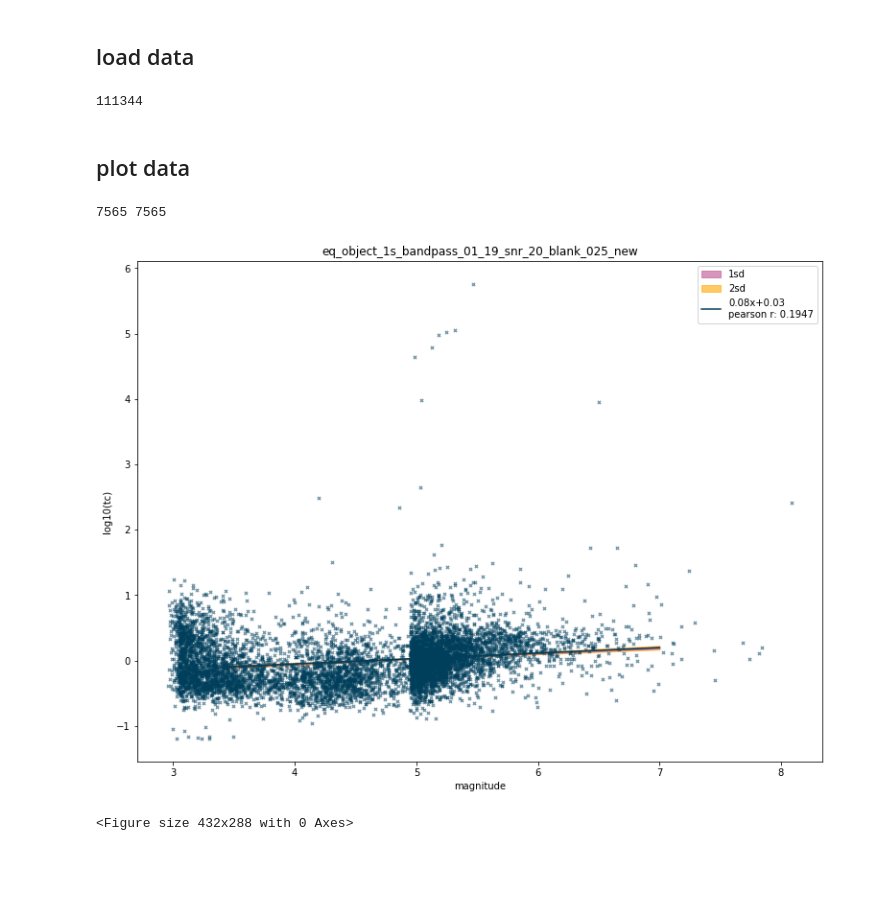
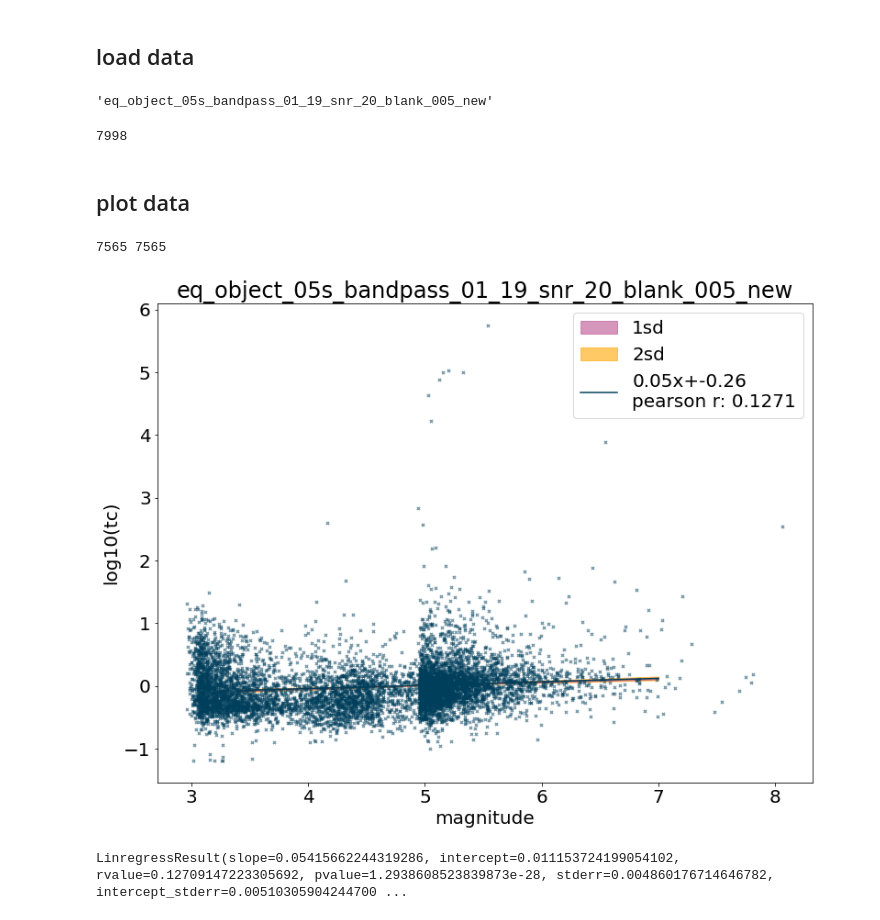
Before and after one commit to RebeccaColquhoun/seismo_det, a Jupyter notebook: code/results_plots.ipynb, the cells around one changed output. Saved outputs shown, nothing was run; the diff lists cells and outputs as text; code cells hidden in the pictures; blank space fills up the shorter version.

```diff
--- a/code/results_plots.ipynb
+++ b/code/results_plots.ipynb
@@ -252,3 +318,5 @@ len(np.concatenate(list_tpmax))
+# %%
+list_mags = list_mag_all
 # %%
 params = []
 opacities = np.linspace(0.2,1,45)
@@ -269,7 +337,7 @@ for n in [1]:#range(1, 10):#number of stations eq at least measured at
     med_for_ad = []
     mag_for_ad = []
     fig, axs = plt.subplots(1,1, figsize=(12.8,9.6))
-    for mag_lim in [5.]:#, 3.4, 4.0, 4.4]:#np.arange(3.0, 6.5, 0.1):
+    for mag_lim in [3.]:#, 3.4, 4.0, 4.4]:#np.arange(3.0, 6.5, 0.1):
         y_aves_tp = []
         x_aves_tp = []
         for i  in range(0, len(list_mags)):
@@ -287,7 +355,7 @@ for n in [1]:#range(1, 10):#number of stations eq at least measured at
                     x_tp = np.zeros(len(y_tp))
                     x_tp = x_tp + list_mags[i]
                     c = 0
-                    if len(x_tp)>0 and mag_lim == 5.:
+                    if len(x_tp)>0 and mag_lim == 3.:
                         if math.isnan(np.median(y_tp))==False:
                             axs.scatter(list_mags[i]-5+np.random.uniform(-0.05, 0.05), np.median(y_tp), s = 10, c = '#003f5c', marker = 'x', zorder =110, alpha = 0.5)
                     if math.isnan(np.median(y_tp))==False:
@@ -302,7 +370,7 @@ for n in [1]:#range(1, 10):#number of stations eq at least measured at
     x = x_use
     y = y_use
     x_unique = np.arange(-2,3,0.1)
-    df = pd.DataFrame(columns = x_unique)
+    df_tp = pd.DataFrame(columns = x_unique)
 
     result = scipy.stats.linregress(x,y)
     a = result.slope
@@ -331,14 +399,16 @@ for n in [1]:#range(1, 10):#number of stations eq at least measured at
     axs.fill_between(x_unique, y_min_1sd, y_max_1sd, color = '#bc5090', alpha = 0.6, zorder = 100, label = '1sd')
     axs.fill_between(x_unique, y_min_2sd, y_max_2sd, color = '#ffa600', alpha = 0.6, zorder = 99, label = '2sd')
     popt = np.polyfit(x, y, 1)
-    axs.plot(x_unique, popt[0]*x_unique+popt[1], color='#003f5c',zorder=102,label='{a:.2f}x+{b:.2f}\npearson r: {r:.4f}'.format(a=result.slope,b=result.intercept,r=result.rvalue))
+    axs.plot(x_unique, popt[0]*x_unique+popt[1], color='#003f5c',zorder=102,label='{a:.2f}x+{b:.2f}\npearson r: {r:.4f}'.format(a=result.slope,b=result.intercept-5*result.slope,r=result.rvalue))
     axs.set_ylabel('log10(tpmax)')
     axs.set_xlabel('magnitude')
     axs.set_xticks([-2,-1,0,1,2,3], [3,4,5,6,7,8], zorder = 110)
     axs.legend()
     #axs.set_ylim([-2,1])
-    axs.set_title(title)
+    t = title.split('_')
+    axs.set_title(f'Predominant period, window = {t[2]}, blanked time = {t[-2][0]}.{t[-2][1:]}s')
     #plt.show()
-    plt.savefig('/home/earthquakes1/homes/Rebecca/phd/seismo_det/figures/all_data/tpmax/'+title+'_m5.pdf', format = 'pdf')
+    plt.savefig('/home/earthquakes1/homes/Rebecca/phd/seismo_det/figures/all_data/tpmax/'+title+'_m3.pdf', format = 'pdf')
     print('plot saved')
+    print(result)
 # %% [output]
@@ -350,7 +421,9 @@ plot saved
 # %% [markdown]
 ## load data
 # %%
-df = pd.read_pickle('/home/earthquakes1/homes/Rebecca/phd/data/results_database/eq_object_1s_bandpass_01_19_snr_20_blank_025_new')
+title
+# %% [output]
+'eq_object_05s_bandpass_01_19_snr_20_blank_005_new'
 # %%
 list_tc_all = list(df.tc)
 list_mag_all = list(df.eq_mag)
@@ -363,12 +436,10 @@ for m in range(0, len(list_mag_all)):
         if list_tc_all[m][d] != None and list_tc_all[m][d]>0:
             list_mag[m].append(list_mag_all[m])
             list_tc[m].append(list_tc_all[m][d])
-# %%
-title = 'eq_object_1s_bandpass_01_19_snr_20_blank_025_new'
 # %%
-len(list(np.concatenate(list_tc)))
+len(list_tc)
 # %% [output]
-111344
+7998
 # %% [markdown]
 ## plot data
 # %%
@@ -420,7 +491,7 @@ for n in [1]:#range(1, 10):#number of stations eq at least measured at
     x = x_use
     y = y_use
     x_unique = np.arange(-1.6,2.1,0.1)
-    df = pd.DataFrame(columns = x_unique)
+    df_tc = pd.DataFrame(columns = x_unique)
 
     result = scipy.stats.linregress(x,y)
     a = result.slope
@@ -431,37 +502,39 @@ for n in [1]:#range(1, 10):#number of stations eq at least measured at
     y_1 = (a+std_a)*x_unique + (b+std_b)
     y_2 = (a+std_a)*x_unique + (b-std_b)
     y_3 = (a-std_a)*x_unique + (b+std_b)
     y_4 = (a-std_a)*x_unique + (b-std_b)
 
 
     y_min_1sd = np.minimum(np.minimum(y_1, y_2), np.minimum(y_3, y_4))
     y_max_1sd = np.maximum(np.maximum(y_1, y_2), np.maximum(y_3, y_4))
 
     y_1 = (a+2*std_a)*x_unique + (b+2*std_b)
     y_2 = (a+2*std_a)*x_unique + (b-2*std_b)
     y_3 = (a-2*std_a)*x_unique + (b+2*std_b)
     y_4 = (a-2*std_a)*x_unique + (b-2*std_b)
 
     y_min_2sd = np.minimum(np.minimum(y_1, y_2), np.minimum(y_3, y_4))
     y_max_2sd = np.maximum(np.maximum(y_1, y_2), np.maximum(y_3, y_4))
 
     #plt.scatter(x+np.random.uniform(-0.05, 0.05, len(x)),y, marker = 'x', color = 'k', s = 10, alpha = 0.5)
     axs.fill_between(x_unique, y_min_1sd, y_max_1sd, color = '#bc5090', alpha = 0.6, zorder = 100, label = '1sd')
     axs.fill_between(x_unique, y_min_2sd, y_max_2sd, color = '#ffa600', alpha = 0.6, zorder = 99, label = '2sd')
     popt = np.polyfit(x, y, 1)
-    axs.plot(x_unique, popt[0]*x_unique+popt[1], color='#003f5c',zorder=102,label='{a:.2f}x+{b:.2f}\npearson r: {r:.4f}'.format(a=result.slope,b=result.intercept,r=result.rvalue))
+    axs.plot(x_unique, popt[0]*x_unique+popt[1], color='#003f5c',zorder=102,label='{a:.2f}x+{b:.2f}\npearson r: {r:.4f}'.format(a=result.slope,b=result.intercept-5*result.slope,r=result.rvalue))
     axs.set_ylabel('log10(tc)')
     axs.set_xlabel('magnitude')
     axs.set_xticks([-2,-1,0,1,2,3], [3,4,5,6,7,8], zorder = 110)
     axs.legend()
     #axs.set_ylim([-2,1])
     axs.set_title(title)
-    plt.show()
     plt.savefig('/home/earthquakes1/homes/Rebecca/phd/seismo_det/figures/all_data/tc/'+title+'_m3.pdf', format = 'pdf')
 # %% [output]
 7565 7565
-[figure, old version]
+[figure, new version]
-<Figure size 432x288 with 0 Axes>
+# %%
+result
+# %% [output]
+LinregressResult(slope=0.05415662244319286, intercept=0.011153724199054102, rvalue=0.12709147223305692, pvalue=1.2938608523839873e-28, stderr=0.004860176714646782, intercept_stderr=0.00510305904244700 ...
 # %%
 params = []
 opacities = np.linspace(0.2,1,45)
```
Also changed, not shown: parts of 29 cells of this notebook, 13 other files.
